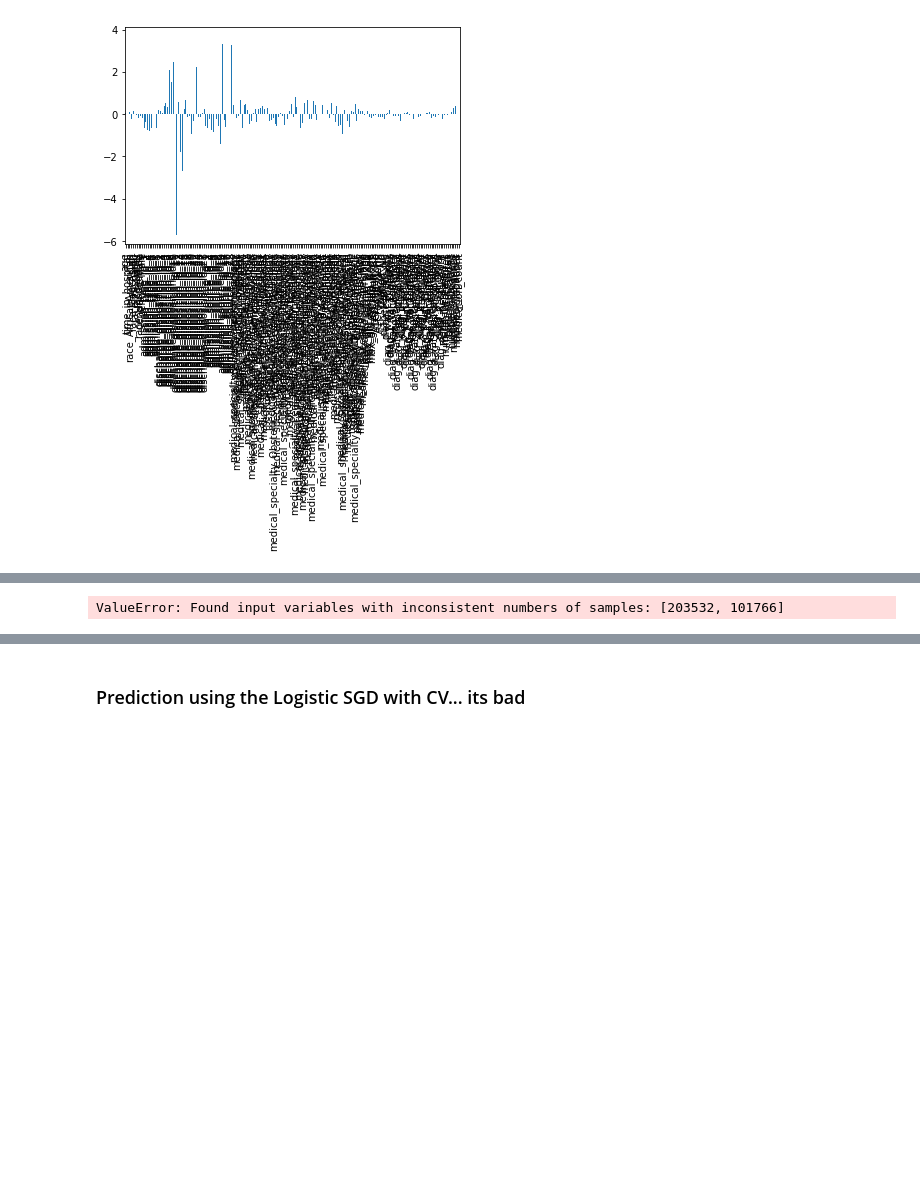
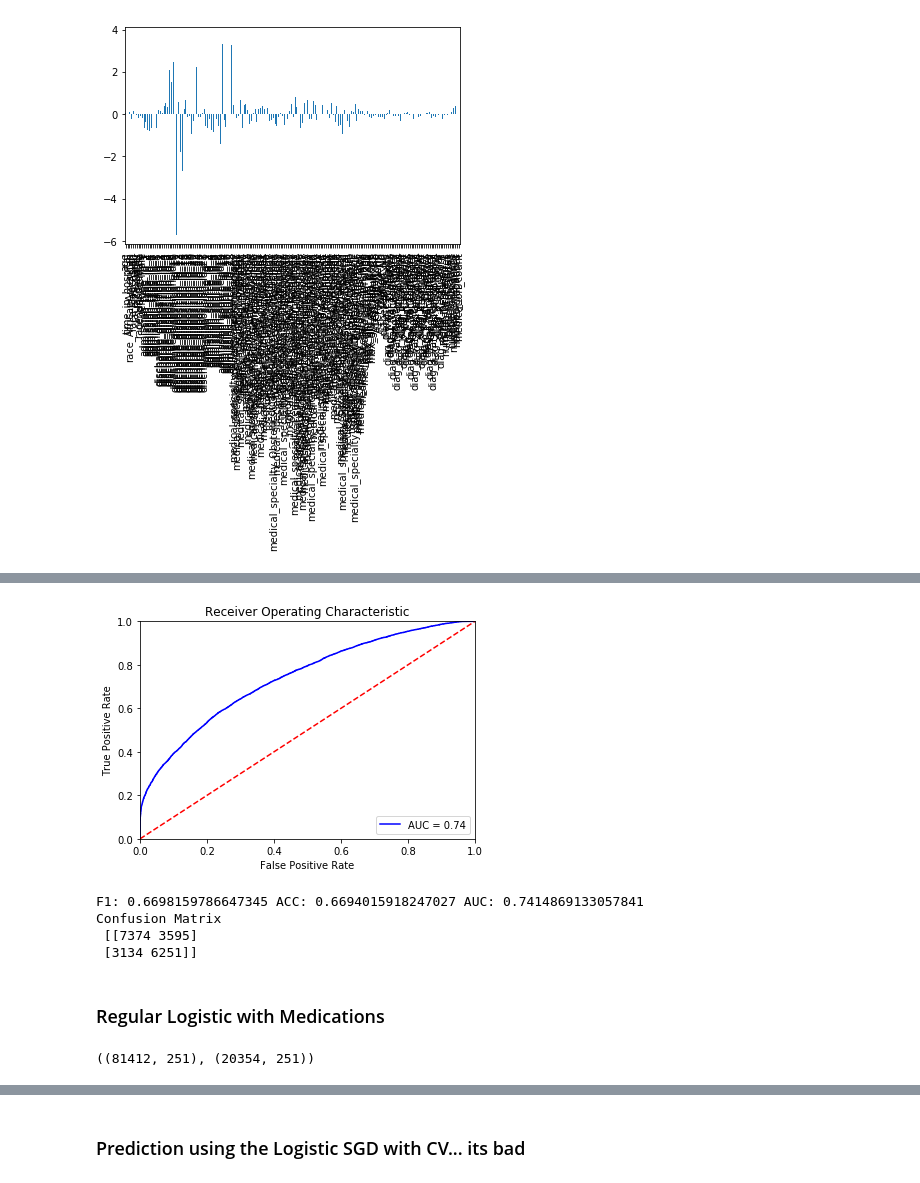
Before and after one commit to mltran2017/MSDS7331, a Jupyter notebook: notebook/MiniLab1/ZG_Diabetes_Logistic.ipynb, the cells around one changed output, grey strips where cells are left out. Saved outputs shown, nothing was run; the diff lists cells and outputs as text; code cells hidden in the pictures; blank space fills up the shorter version.

```diff
--- a/notebook/MiniLab1/ZG_Diabetes_Logistic.ipynb
+++ b/notebook/MiniLab1/ZG_Diabetes_Logistic.ipynb
@@ -145,10 +260,33 @@ print(f1, acc, roc)
+# %%
+#Find the optimal cutoff point
+y_pred_cut = model.predict_proba(x_train_scaled)
+cutoff = Find_Optimal_Cutoff(y_train, y_pred_cut)
+
+#Prediction
+#y_pred = model.predict(x_test_scaled)
+y_pred_probs = model.predict_proba(x_test_scaled)
+y_pred = np.where(y_pred_probs >= cutoff, 1, 0)
+y_pred = y_pred[:,1]
+
+rocCurvePlot(y_pred_probs)
+
+#Accuracy metrics
+f1 = f1_score(y_test, y_pred, average = 'weighted')
+acc = accuracy_score(y_test, y_pred)
+roc = roc_auc_score(y_test, model.predict_proba(x_test_scaled)[:,1])
+conf = mt.confusion_matrix(y_test, y_pred)
+print("F1:", f1, "ACC:", acc, "AUC:", roc, "\nConfusion Matrix\n", conf)
+# %% [output]
+[figure, added]
+F1: 0.6698159786647345 ACC: 0.6694015918247027 AUC: 0.7414869133057841
+Confusion Matrix
+ [[7374 3595]
+ [3134 6251]]
+# %% [markdown]
+### Regular Logistic with Medications
 # %%
-cat1 = ['discharge_disposition_id', 'admission_source_id', 'medical_specialty',
-        'admission_type_id', 'diag_1_val']
-df_zg_cust_x = pd.concat([pd.get_dummies(df_zg_categorical[cat1]), df_zg_continuous['number_inpatient'] ])
-
 #Setting up the training and test sets
-x_train, x_test, y_train, y_test = train_test_split(df_zg_cust_x, df_zg_y, test_size = 0.2, random_state=7)
+x_train, x_test, y_train, y_test = train_test_split(df_zg_hot_med_x, df_zg_y, test_size = 0.2, random_state=7)
 #x_train, x_test, y_train, y_test = train_test_split(df_zg_num_x, df_zg_y, test_size = 0.2, random_state=7)
 x_train.reset_index()
 y_train.reset_index()
@@ -156,7 +294,7 @@ x_test.reset_index()
 y_test.reset_index()
 x_train.shape, x_test.shape
 # %% [output]
-ValueError: Found input variables with inconsistent numbers of samples: [203532, 101766]
+((81412, 251), (20354, 251))
 # %%
 %%time
 #Logistic Regression
```
Also changed, not shown: parts of 32 cells of this notebook.
